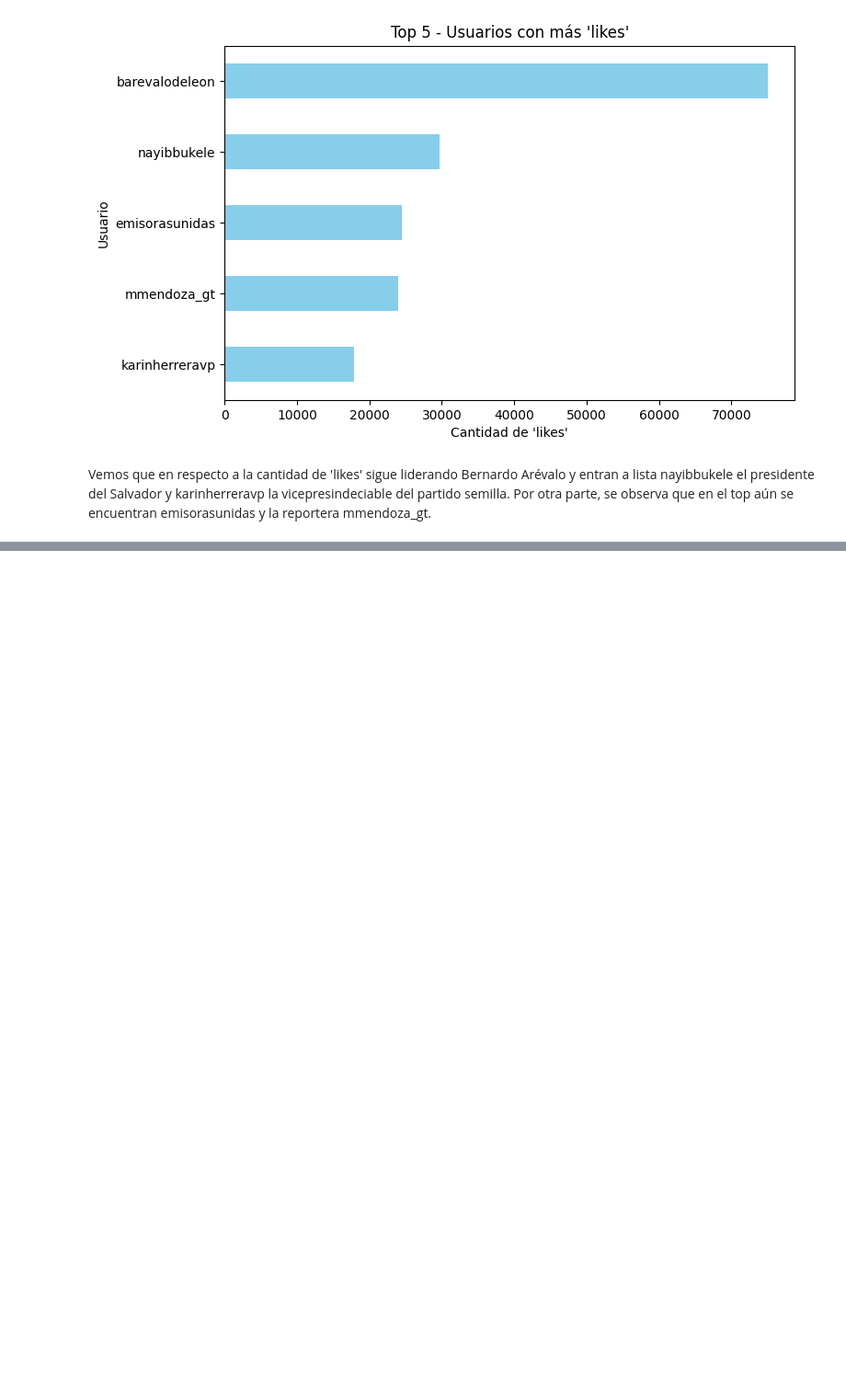
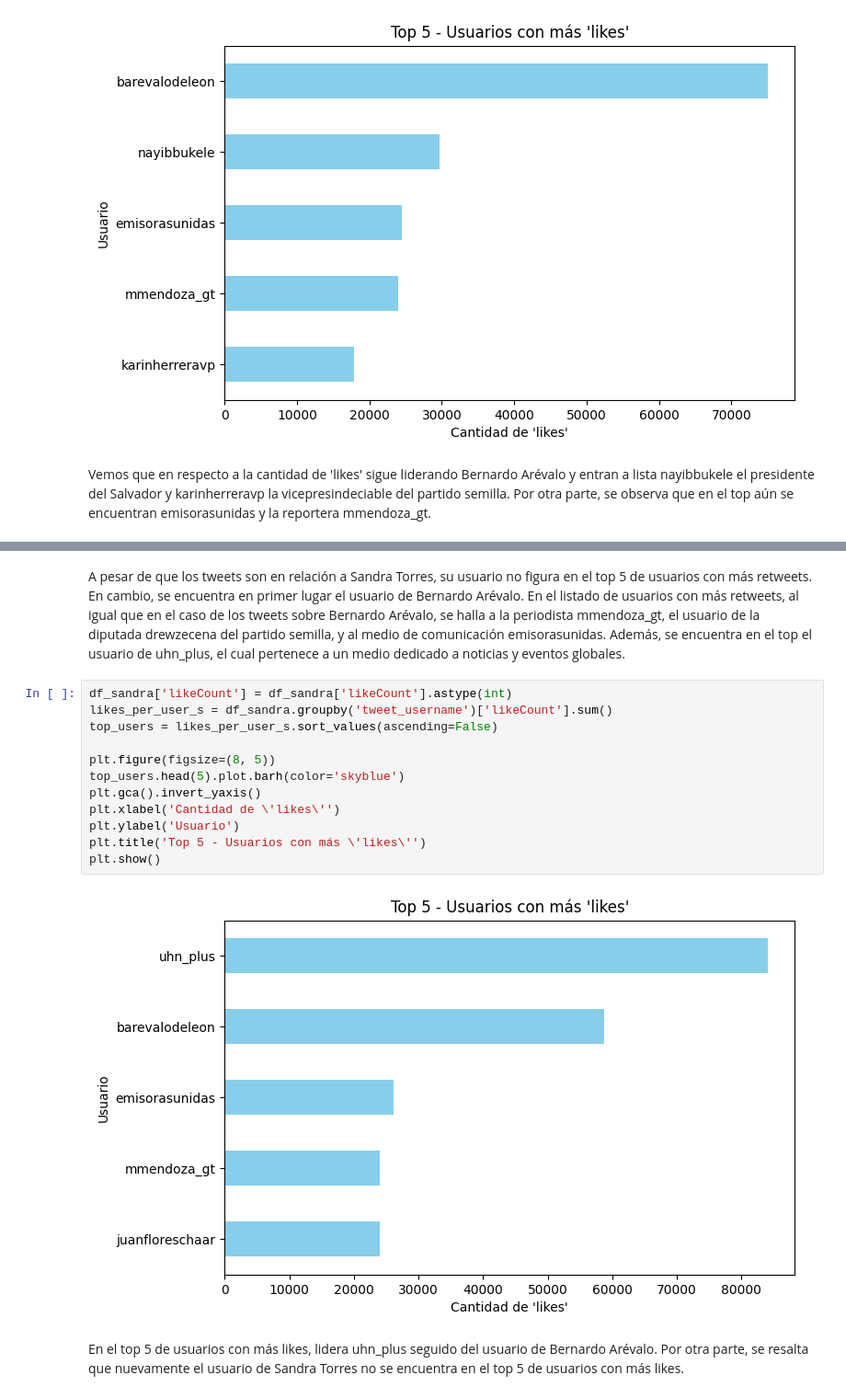
Before and after one commit to guillermoSb/datascience_laboratorio6, a Jupyter notebook: Problema2.ipynb, the cells around one changed output, grey strips where cells are left out. Shown at 92% size. Cells and saved outputs as stored; diff of their text form; blank space fills up the shorter version.

```diff
--- a/Problema2.ipynb
+++ b/Problema2.ipynb
@@ -231,0 +249,18 @@ Vemos que en respecto a la cantidad de 'likes' sigue liderando Bernardo Arévalo
+# %% [markdown]
+A pesar de que los tweets son en relación a Sandra Torres, su usuario no figura en el top 5 de usuarios con más retweets. En cambio, se encuentra en primer lugar el usuario de Bernardo Arévalo. En el listado de usuarios con más retweets, al igual que en el caso de los tweets sobre Bernardo Arévalo, se halla a la periodista mmendoza_gt, el usuario de la diputada drewzecena del partido semilla, y al medio de comunicación emisorasunidas. Además, se encuentra en el top el usuario de uhn_plus, el cual pertenece a un medio dedicado a noticias y eventos globales.
+# %%
+df_sandra['likeCount'] = df_sandra['likeCount'].astype(int)
+likes_per_user_s = df_sandra.groupby('tweet_username')['likeCount'].sum()
+top_users = likes_per_user_s.sort_values(ascending=False)
+
+plt.figure(figsize=(8, 5))
+top_users.head(5).plot.barh(color='skyblue')
+plt.gca().invert_yaxis()
+plt.xlabel('Cantidad de \'likes\'')
+plt.ylabel('Usuario')
+plt.title('Top 5 - Usuarios con más \'likes\'')
+plt.show()
+# %% [output]
+[figure, added]
+# %% [markdown]
+En el top 5 de usuarios con más likes, lidera uhn_plus seguido del usuario de Bernardo Arévalo. Por otra parte, se resalta que nuevamente el usuario de Sandra Torres no se encuentra en el top 5 de usuarios con más likes.
```
Also changed, not shown: parts of 2 cells of this notebook.
